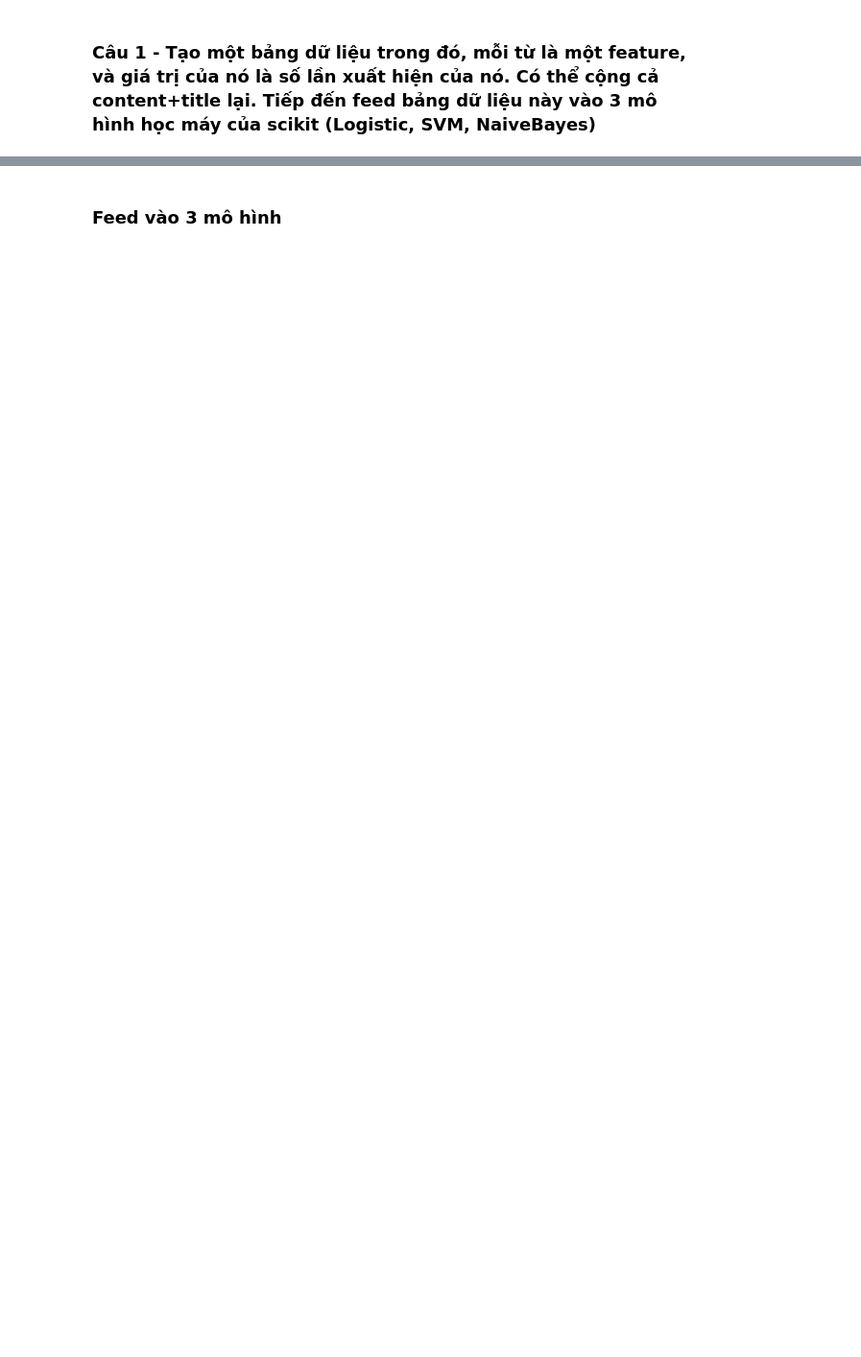
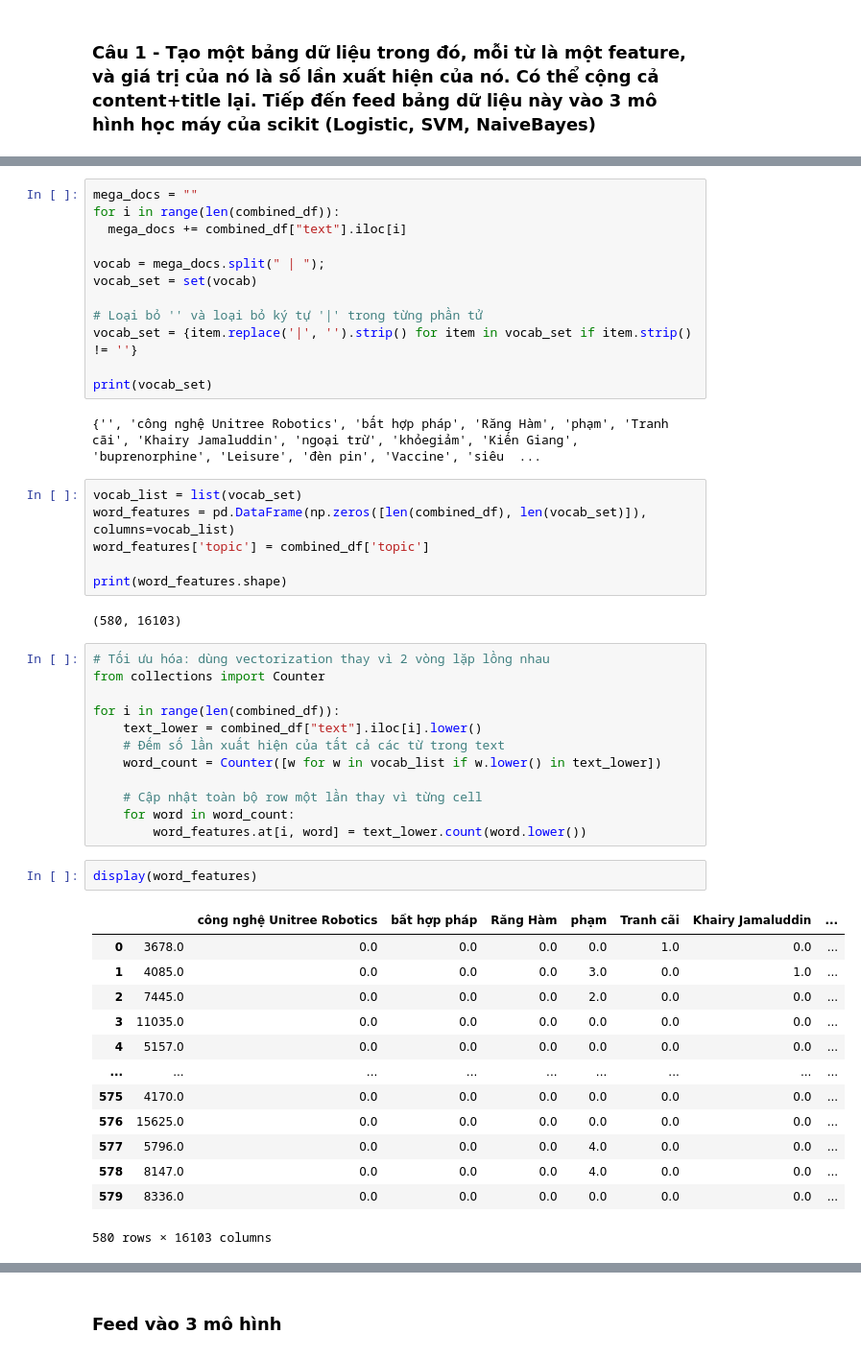
Before and after one commit to Leonn2285/NLP, a Jupyter notebook: trainModel Buoi_3/Project_SA.ipynb, the cells around one changed output, grey strips where cells are left out. Shown: that part at 96% size. Drawn from its saved outputs; the diff is of its cells as text; blank space fills up the shorter version.

```diff
--- a/trainModel Buoi_3/Project_SA.ipynb
+++ b/trainModel Buoi_3/Project_SA.ipynb
@@ -145,0 +120,50 @@ df_count.head()
+# %%
+mega_docs = ""
+for i in range(len(combined_df)):
+  mega_docs += combined_df["text"].iloc[i]
+
+vocab = mega_docs.split(" | ");
+vocab_set = set(vocab)
+
+# Loại bỏ '' và loại bỏ ký tự '|' trong từng phần tử
+vocab_set = {item.replace('|', '').strip() for item in vocab_set if item.strip() != ''}
+
+print(vocab_set)
+# %% [output]
+{'', 'công nghệ Unitree Robotics', 'bất hợp pháp', 'Răng Hàm', 'phạm', 'Tranh cãi', 'Khairy Jamaluddin', 'ngoại trừ', 'khỏegiảm', 'Kiến Giang', 'buprenorphine', 'Leisure', 'đèn pin', 'Vaccine', 'siêu  ...
+# %%
+vocab_list = list(vocab_set)
+word_features = pd.DataFrame(np.zeros([len(combined_df), len(vocab_set)]), columns=vocab_list)
+word_features['topic'] = combined_df['topic']
+
+print(word_features.shape)
+# %% [output]
+(580, 16103)
+# %%
+# Tối ưu hóa: dùng vectorization thay vì 2 vòng lặp lồng nhau
+from collections import Counter
+
+for i in range(len(combined_df)):
+    text_lower = combined_df["text"].iloc[i].lower()
+    # Đếm số lần xuất hiện của tất cả các từ trong text
+    word_count = Counter([w for w in vocab_list if w.lower() in text_lower])
+
+    # Cập nhật toàn bộ row một lần thay vì từng cell
+    for word in word_count:
+        word_features.at[i, word] = text_lower.count(word.lower())
+# %%
+display(word_features)
+# %% [output]
+|  |  | công nghệ Unitree Robotics | bất hợp pháp | Răng Hàm | phạm | Tranh cãi | Khairy Jamaluddin | ... |
+| 0 | 3678.0 | 0.0 | 0.0 | 0.0 | 0.0 | 1.0 | 0.0 | ... |
+| 1 | 4085.0 | 0.0 | 0.0 | 0.0 | 3.0 | 0.0 | 1.0 | ... |
+| 2 | 7445.0 | 0.0 | 0.0 | 0.0 | 2.0 | 0.0 | 0.0 | ... |
+| 3 | 11035.0 | 0.0 | 0.0 | 0.0 | 0.0 | 0.0 | 0.0 | ... |
+| 4 | 5157.0 | 0.0 | 0.0 | 0.0 | 0.0 | 0.0 | 0.0 | ... |
+| ... | ... | ... | ... | ... | ... | ... | ... | ... |
+| 575 | 4170.0 | 0.0 | 0.0 | 0.0 | 0.0 | 0.0 | 0.0 | ... |
+| 576 | 15625.0 | 0.0 | 0.0 | 0.0 | 0.0 | 0.0 | 0.0 | ... |
+| 577 | 5796.0 | 0.0 | 0.0 | 0.0 | 4.0 | 0.0 | 0.0 | ... |
+| 578 | 8147.0 | 0.0 | 0.0 | 0.0 | 4.0 | 0.0 | 0.0 | ... |
+| 579 | 8336.0 | 0.0 | 0.0 | 0.0 | 0.0 | 0.0 | 0.0 | ... |
+580 rows × 16103 columns
```
Also changed, not shown: parts of 19 cells of this notebook, 5 other files.
